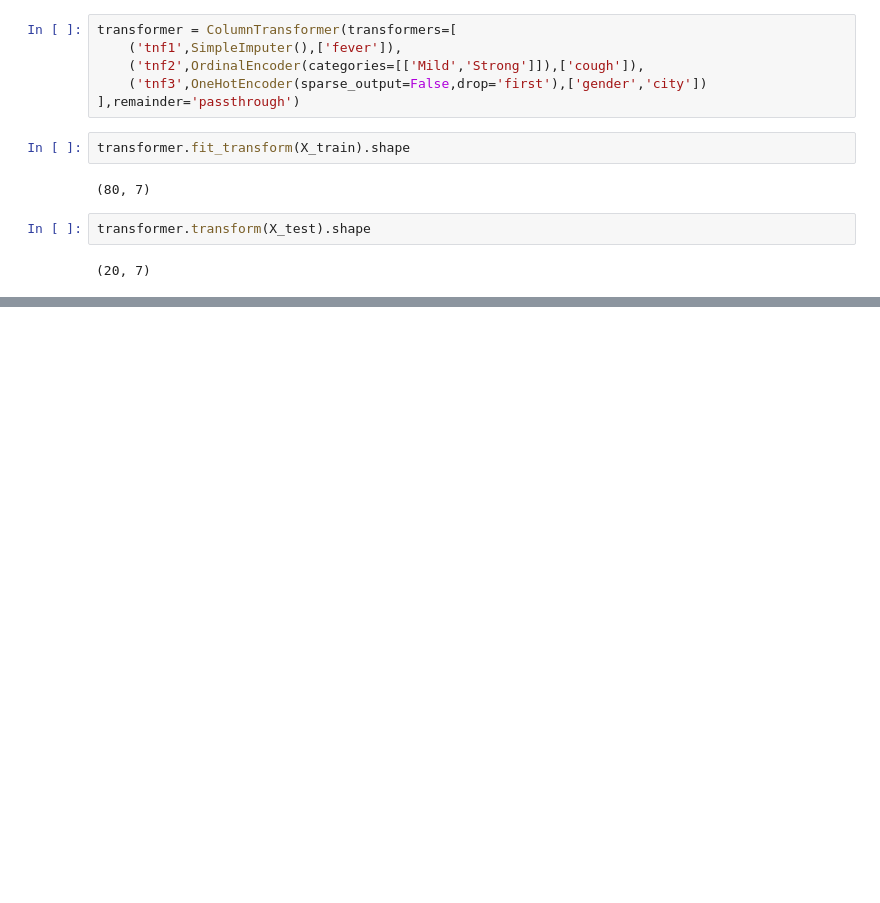
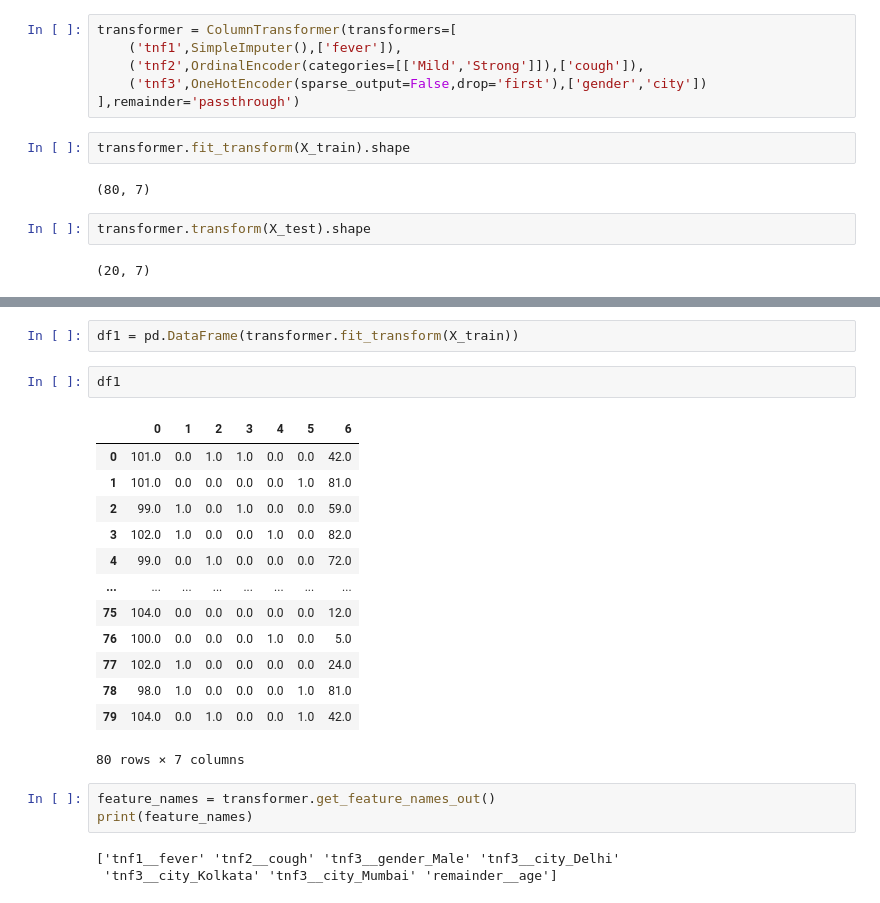
Before and after one commit to adas754/mle, a Jupyter notebook: COLUMN_transformer.ipynb, the cells around one changed output, grey strips where cells are left out. Saved outputs shown, nothing was run; the diff lists cells and outputs as text; blank space fills up the shorter version.

```diff
--- a/COLUMN_transformer.ipynb
+++ b/COLUMN_transformer.ipynb
@@ -122,0 +139,24 @@ transformer.transform(X_test).shape
+# %%
+df1 = pd.DataFrame(transformer.fit_transform(X_train))
+# %%
+df1
+# %% [output]
+|  | 0 | 1 | 2 | 3 | 4 | 5 | 6 |
+| 0 | 101.0 | 0.0 | 1.0 | 1.0 | 0.0 | 0.0 | 42.0 |
+| 1 | 101.0 | 0.0 | 0.0 | 0.0 | 0.0 | 1.0 | 81.0 |
+| 2 | 99.0 | 1.0 | 0.0 | 1.0 | 0.0 | 0.0 | 59.0 |
+| 3 | 102.0 | 1.0 | 0.0 | 0.0 | 1.0 | 0.0 | 82.0 |
+| 4 | 99.0 | 0.0 | 1.0 | 0.0 | 0.0 | 0.0 | 72.0 |
+| ... | ... | ... | ... | ... | ... | ... | ... |
+| 75 | 104.0 | 0.0 | 0.0 | 0.0 | 0.0 | 0.0 | 12.0 |
+| 76 | 100.0 | 0.0 | 0.0 | 0.0 | 1.0 | 0.0 | 5.0 |
+| 77 | 102.0 | 1.0 | 0.0 | 0.0 | 0.0 | 0.0 | 24.0 |
+| 78 | 98.0 | 1.0 | 0.0 | 0.0 | 0.0 | 1.0 | 81.0 |
+| 79 | 104.0 | 0.0 | 1.0 | 0.0 | 0.0 | 1.0 | 42.0 |
+80 rows × 7 columns
+# %%
+feature_names = transformer.get_feature_names_out()
+print(feature_names)
+# %% [output]
+['tnf1__fever' 'tnf2__cough' 'tnf3__gender_Male' 'tnf3__city_Delhi'
+ 'tnf3__city_Kolkata' 'tnf3__city_Mumbai' 'remainder__age']
```
Also changed, not shown: parts of 6 cells of this notebook.
